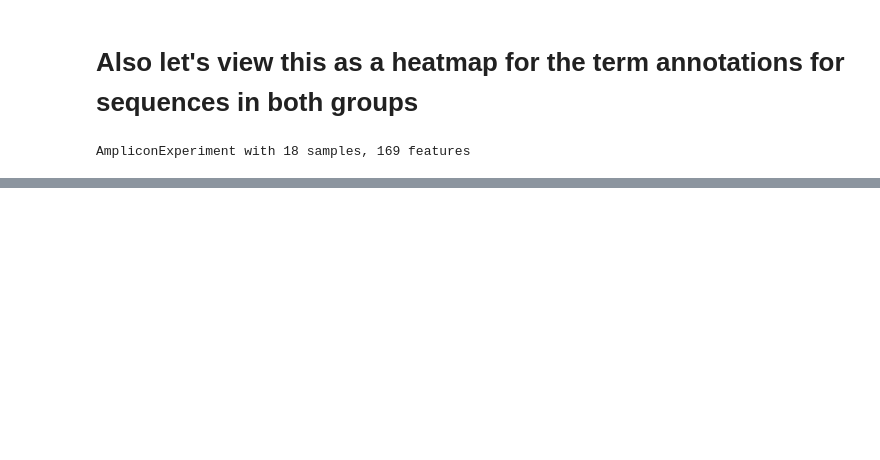
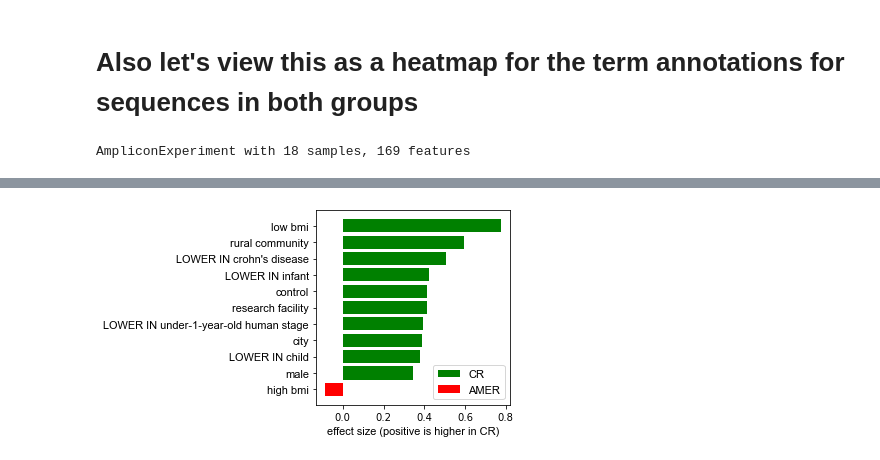
Before and after one commit to amnona/dbbact-paper, a Jupyter notebook: notebooks/fig5-diet-cron/analysis-caloric-restriction-dbbact.ipynb, the cells around one changed output, grey strips where cells are left out. Drawn from its saved outputs; the diff is of its cells as text; code cells hidden in the pictures; blank space fills up the shorter version.

```diff
--- a/notebooks/fig5-diet-cron/analysis-caloric-restriction-dbbact.ipynb
+++ b/notebooks/fig5-diet-cron/analysis-caloric-restriction-dbbact.ipynb
@@ -282,0 +275,20 @@ AmpliconExperiment with 18 samples, 169 features
+# %%
+def plot_continuous_enrichment_results(res):
+    res=res.copy()
+    res.feature_metadata['odif']=res.feature_metadata['_calour_stat']
+    # change all feature_metadata 'term' values that start with '-' to start with 'LOWER IN'
+    res.feature_metadata.loc[res.feature_metadata['term'].str.startswith('-'),'term']='LOWER IN '+res.feature_metadata.loc[res.feature_metadata['term'].str.startswith('-'),'term'].str[1:]
+    # f = plt.figure(figsize=(10,4))
+    f = plt.figure()
+    oax=f.add_subplot(111)
+    ax = res.plot_enrichment(res.feature_metadata, labels=['CR','AMER'], ax=oax, labels_kwargs={'family':'Arial','size':11},numbers_kwargs={'family':'arial','size':10,'weight':'bold','color':'white','style':'italic'})
+    f = ax.figure
+    f.tight_layout()
+    return f
+# %%
+tt=hum.filter_samples('BMI category','lean')
+# tt=tt.aggregate_by_metadata('human_donor',agg='random')
+tt=tt.downsample('human_donor',axis='s',keep=1,random_seed=2018)
+# %%
+db=ca.database._get_database_class('dbbact')
+res=db.sample_enrichment(tt, 'diet', 'CRON', 'AMER', min_appearances=1, ignore_exp=True, random_seed=2018, freq_weight='log',max_id=7440)
@@ -282,0 +307,8 @@ AmpliconExperiment with 18 samples, 169 features
+# %%
+f=plot_continuous_enrichment_results(res)
+# plt.xlim([-0.85,0.85])
+ax=plt.gca()
+ax.set_aspect(1.0/ax.get_data_ratio()*1)
+ax.figure.tight_layout()
+# %% [output]
+[figure, added]
```
Also changed, not shown: parts of 17 cells of this notebook, 28 other files.
